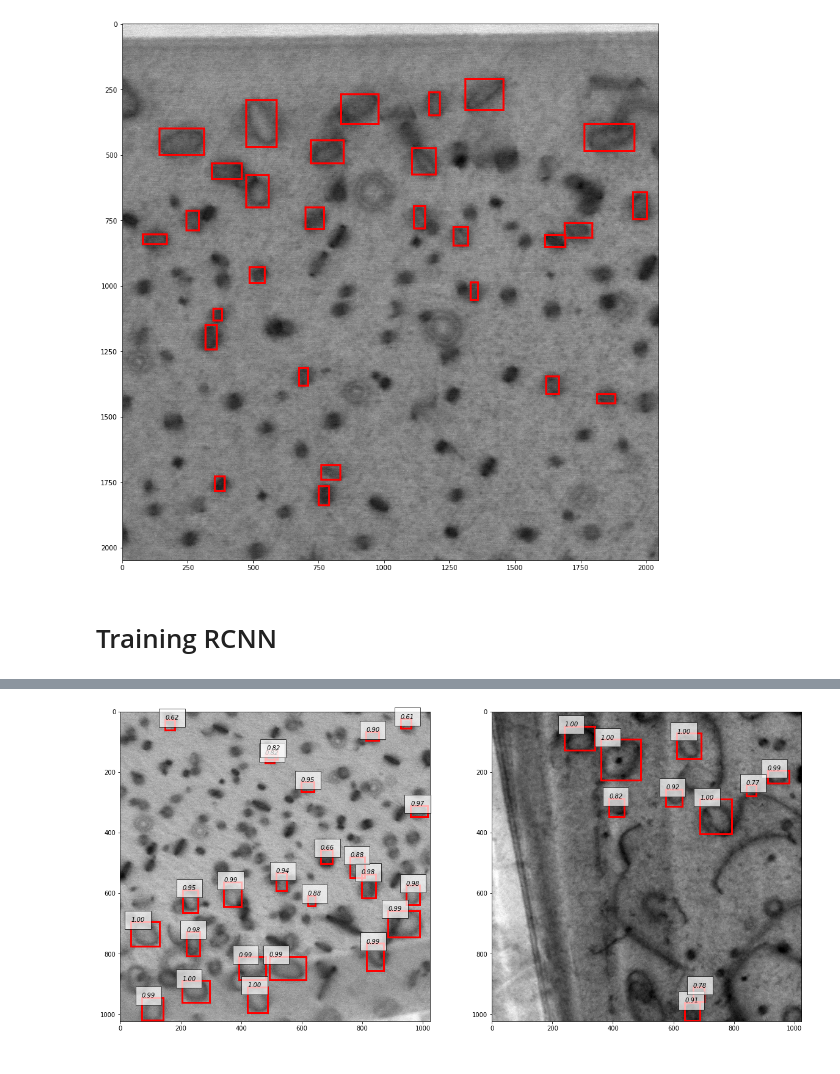
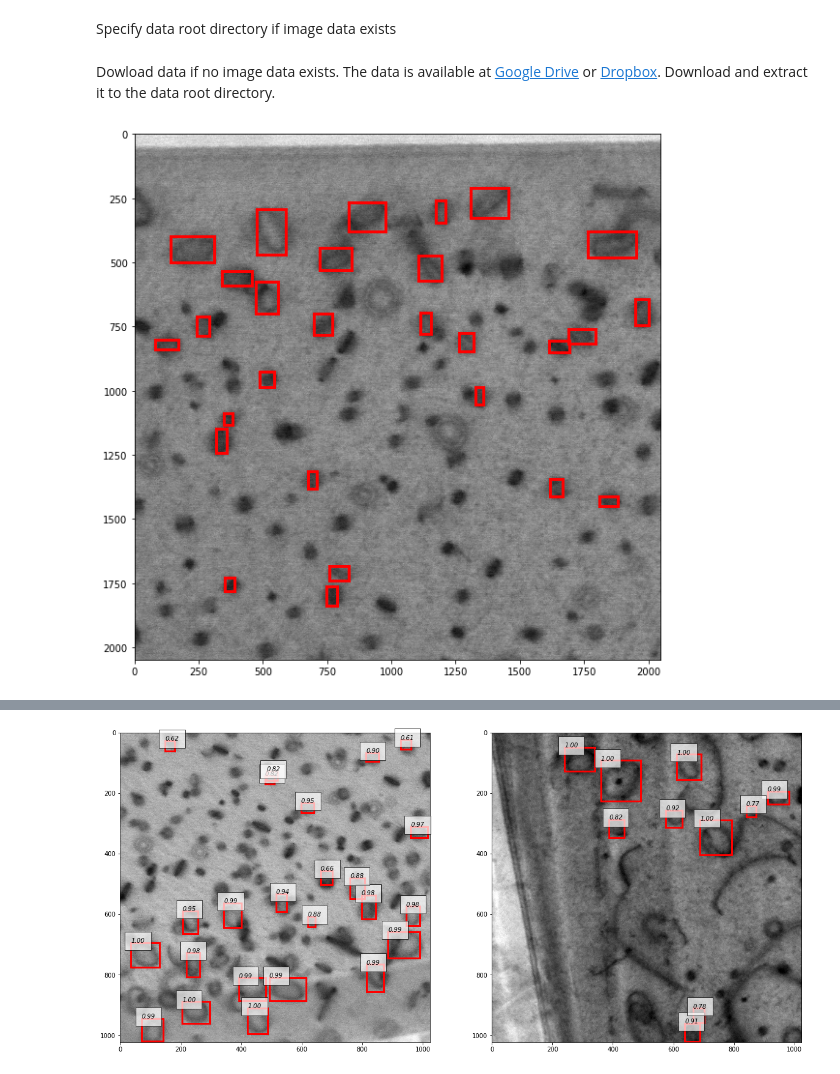
Before and after one commit to uw-cmg/Defect-Detection, a Jupyter notebook: Defect detection debug.ipynb, the cells around one changed output, grey strips where cells are left out. Saved outputs shown, nothing was run; the diff lists cells and outputs as text; code cells hidden in the pictures.

```diff
--- a/Defect detection debug.ipynb
+++ b/Defect detection debug.ipynb
@@ -21,0 +18,2 @@ from utils import DefectDetectionDataset
+# %% [markdown]
+Specify data root directory if image data exists
@@ -22,2 +22,5 @@ from utils import DefectDetectionDataset
+# %% [markdown]
+Dowload data if no image data exists. The data is available at [Google Drive](https://drive.google.com/open?id=1mpFjD40cRAkSogUoqMpbUsWJKoTdFXUy) or [Dropbox](https://www.dropbox.com/sh/ttl5u14uzqxrili/AAAa1XMxP9AVJPQ3ie7xZZVxa?dl=0). Download and extract it to the data root directory.
 # %%
-dataset = DefectDetectionDataset.DefectDetectionDataset(split='train')
+dataset = DefectDetectionDataset.DefectDetectionDataset(data_dir=root, split='train')
+dataset_test = DefectDetectionDataset.DefectDetectionDataset(data_dir=root, split='test')
@@ -26,10 +27,8 @@ dataset_test = DefectDetectionDataset.DefectDetectionDataset(split='test')
 # %%
-fig = plt.figure(figsize=(15,15))
+fig = plt.figure(figsize=(10,10))
 ax1 = fig.add_subplot(1, 1, 1)
 img, bbox, label = dataset[200]
 vis_bbox(img, bbox, label, ax=ax1)
 plt.show()
 # %% [output]
-[figure, old version]
+[figure, new version]
-# %% [markdown]
-# Training RCNN
```
Also changed, not shown: parts of 76 cells of this notebook, 1 other file.
